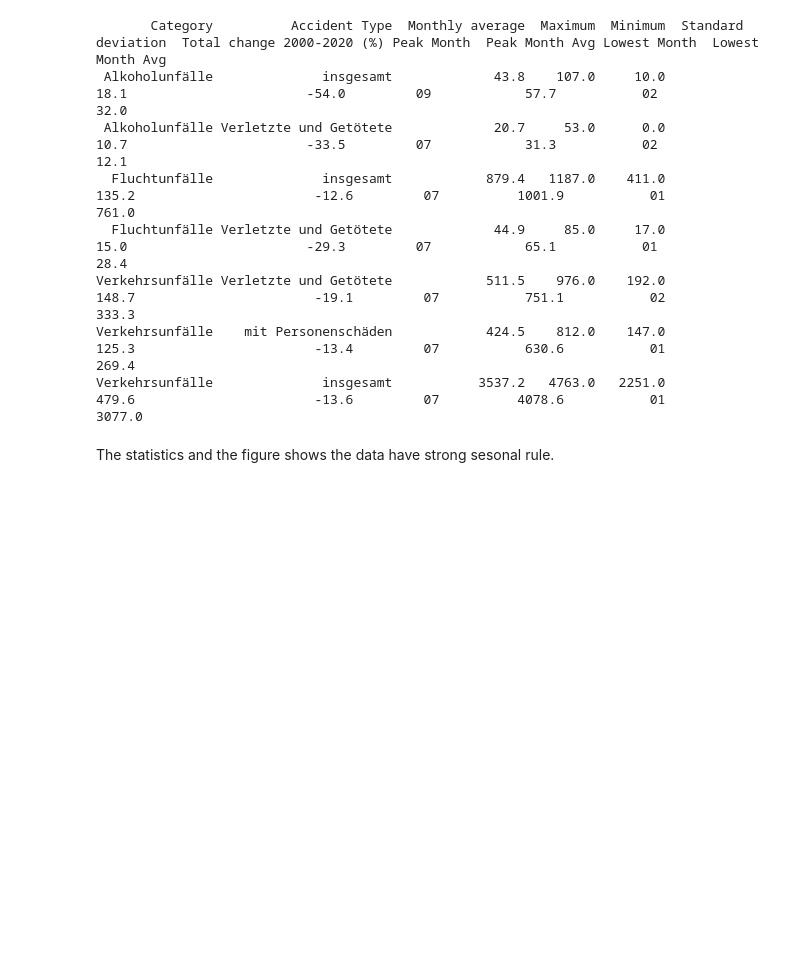
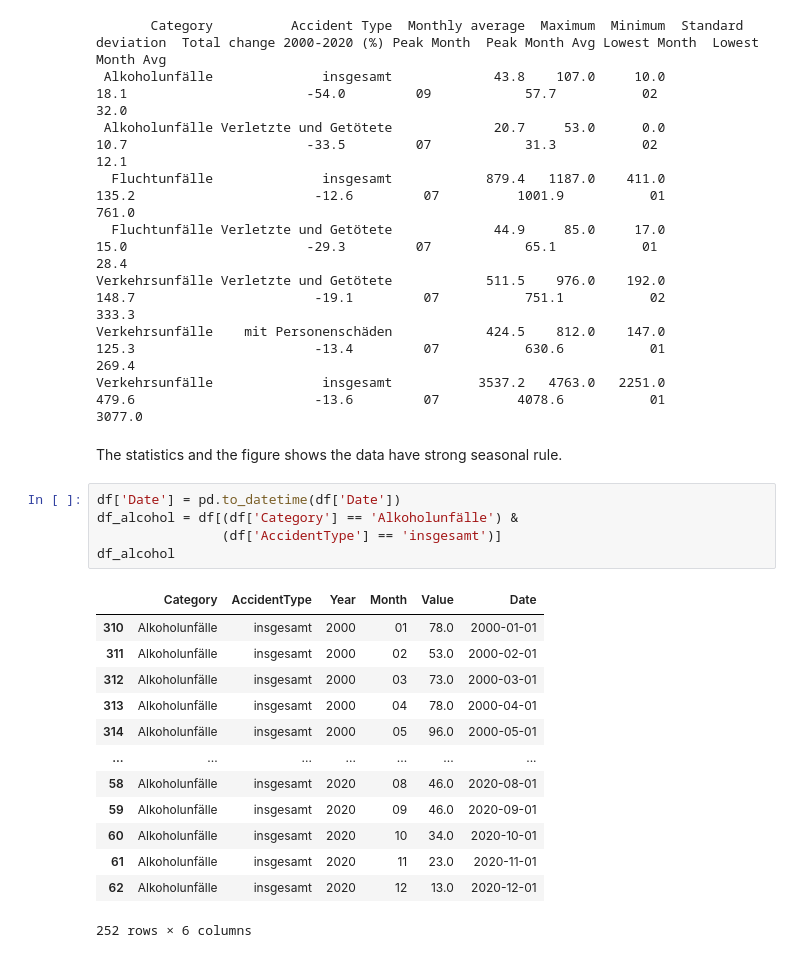
Before and after one commit to JellyJoyce/DPSChalleng, a Jupyter notebook: Option2_new.ipynb, the cells around one changed output. Saved outputs shown, nothing was run; the diff lists cells and outputs as text; blank space fills up the shorter version.

```diff
--- a/Option2_new.ipynb
+++ b/Option2_new.ipynb
@@ -148,4 +142,23 @@ Verkehrsunfälle Verletzte und Getötete            511.5    976.0    192.0
 Verkehrsunfälle    mit Personenschäden            424.5    812.0    147.0               125.3                       -13.4         07           630.6           01             269.4
 Verkehrsunfälle              insgesamt           3537.2   4763.0   2251.0               479.6                       -13.6         07          4078.6           01            3077.0
 # %% [markdown]
-The statistics and the figure shows the data have strong sesonal rule.
+The statistics and the figure shows the data have strong seasonal rule.
+# %%
+df['Date'] = pd.to_datetime(df['Date'])
+df_alcohol = df[(df['Category'] == 'Alkoholunfälle') &
+                (df['AccidentType'] == 'insgesamt')]
+df_alcohol
+# %% [output]
+|  | Category | AccidentType | Year | Month | Value | Date |
+| 310 | Alkoholunfälle | insgesamt | 2000 | 01 | 78.0 | 2000-01-01 |
+| 311 | Alkoholunfälle | insgesamt | 2000 | 02 | 53.0 | 2000-02-01 |
+| 312 | Alkoholunfälle | insgesamt | 2000 | 03 | 73.0 | 2000-03-01 |
+| 313 | Alkoholunfälle | insgesamt | 2000 | 04 | 78.0 | 2000-04-01 |
+| 314 | Alkoholunfälle | insgesamt | 2000 | 05 | 96.0 | 2000-05-01 |
+| ... | ... | ... | ... | ... | ... | ... |
+| 58 | Alkoholunfälle | insgesamt | 2020 | 08 | 46.0 | 2020-08-01 |
+| 59 | Alkoholunfälle | insgesamt | 2020 | 09 | 46.0 | 2020-09-01 |
+| 60 | Alkoholunfälle | insgesamt | 2020 | 10 | 34.0 | 2020-10-01 |
+| 61 | Alkoholunfälle | insgesamt | 2020 | 11 | 23.0 | 2020-11-01 |
+| 62 | Alkoholunfälle | insgesamt | 2020 | 12 | 13.0 | 2020-12-01 |
+252 rows × 6 columns
```
Also changed, not shown: parts of 22 cells of this notebook, 8 other files.
